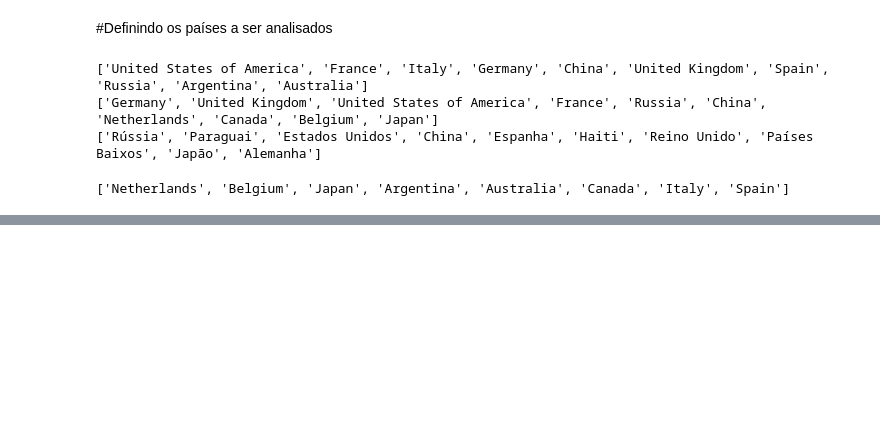
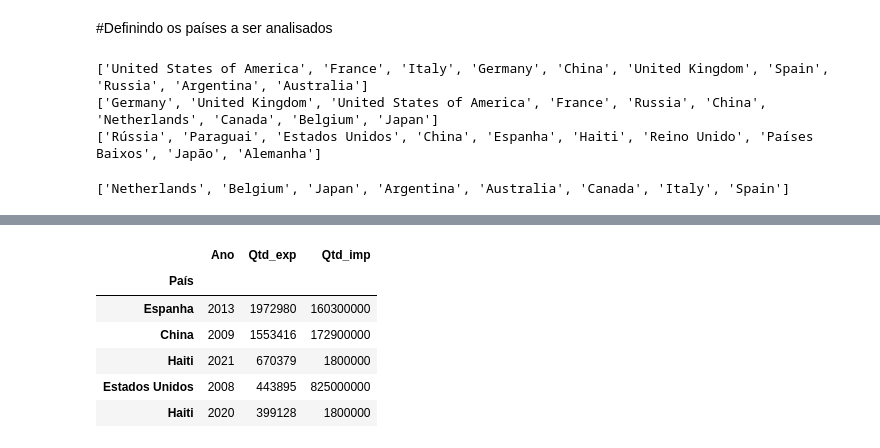
Before and after one commit to VivianeCorreia/Tech-Challenge, a Jupyter notebook: 2_challenge.ipynb, the cells around one changed output, grey strips where cells are left out. Saved outputs shown, nothing was run; the diff lists cells and outputs as text; code cells hidden in the pictures; blank space fills up the shorter version.

```diff
--- a/2_challenge.ipynb
+++ b/2_challenge.ipynb
@@ -1025,0 +1070,15 @@ plt.show()
+# %%
+exp_imp = exportacao.merge(imports_df, left_on= ["País", "Ano"],right_on=["País", "Ano"])
+exp_imp =exp_imp.set_index("País")
+exp_imp.rename(columns={'Qtd_y': 'Qtd_imp'}, inplace=True)
+exp_imp.rename(columns={'Qtd_x': 'Qtd_exp'}, inplace=True)
+exp_imp = exp_imp.drop(columns=['Valor','Continente', 'Variável','Unidade','Quantidade'], axis=0)
+exp_imp.head()
+# %% [output]
+|  | Ano | Qtd_exp | Qtd_imp |
+| País |  |  |  |
+| Espanha | 2013 | 1972980 | 160300000 |
+| China | 2009 | 1553416 | 172900000 |
+| Haiti | 2021 | 670379 | 1800000 |
+| Estados Unidos | 2008 | 443895 | 825000000 |
+| Haiti | 2020 | 399128 | 1800000 |
```
Also changed, not shown: parts of 12 cells of this notebook.
